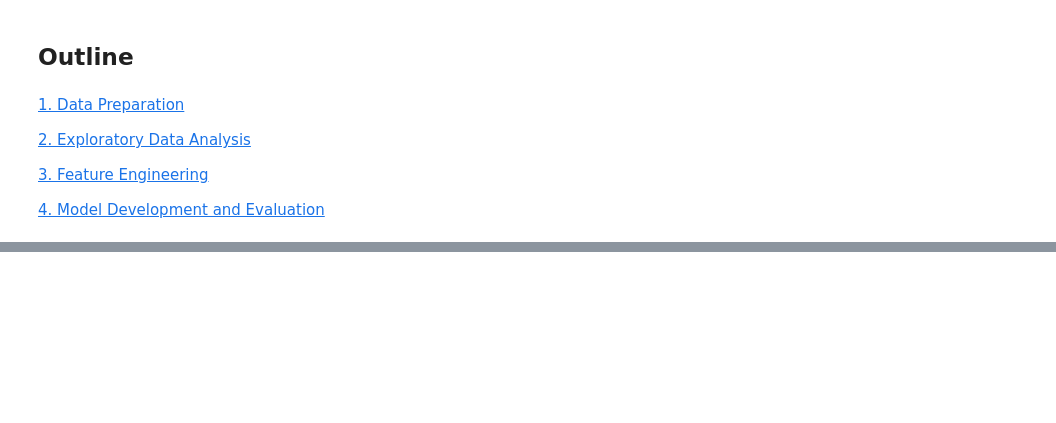
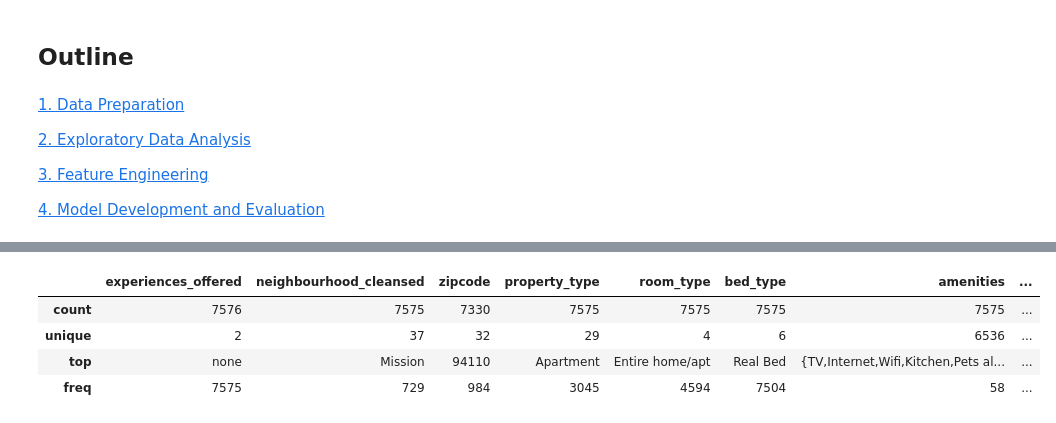
Before and after one commit to waldysetio/price-estimation, a Jupyter notebook: price-estimation.ipynb, the cells around one changed output, grey strips where cells are left out. Cells and saved outputs as stored; diff of their text form; code cells hidden in the pictures; blank space fills up the shorter version.

```diff
--- a/price-estimation.ipynb
+++ b/price-estimation.ipynb
@@ -27,0 +105,9 @@ import lux
+# %%
+# Print the statistics including columns with object data type
+data.describe(include=['object'])
+# %% [output]
+|  | experiences_offered | neighbourhood_cleansed | zipcode | property_type | room_type | bed_type | amenities | ... |
+| count | 7576 | 7575 | 7330 | 7575 | 7575 | 7575 | 7575 | ... |
+| unique | 2 | 37 | 32 | 29 | 4 | 6 | 6536 | ... |
+| top | none | Mission | 94110 | Apartment | Entire home/apt | Real Bed | {TV,Internet,Wifi,Kitchen,Pets al... | ... |
+| freq | 7575 | 729 | 984 | 3045 | 4594 | 7504 | 58 | ... |
```
Also changed, not shown: parts of 22 cells of this notebook.
